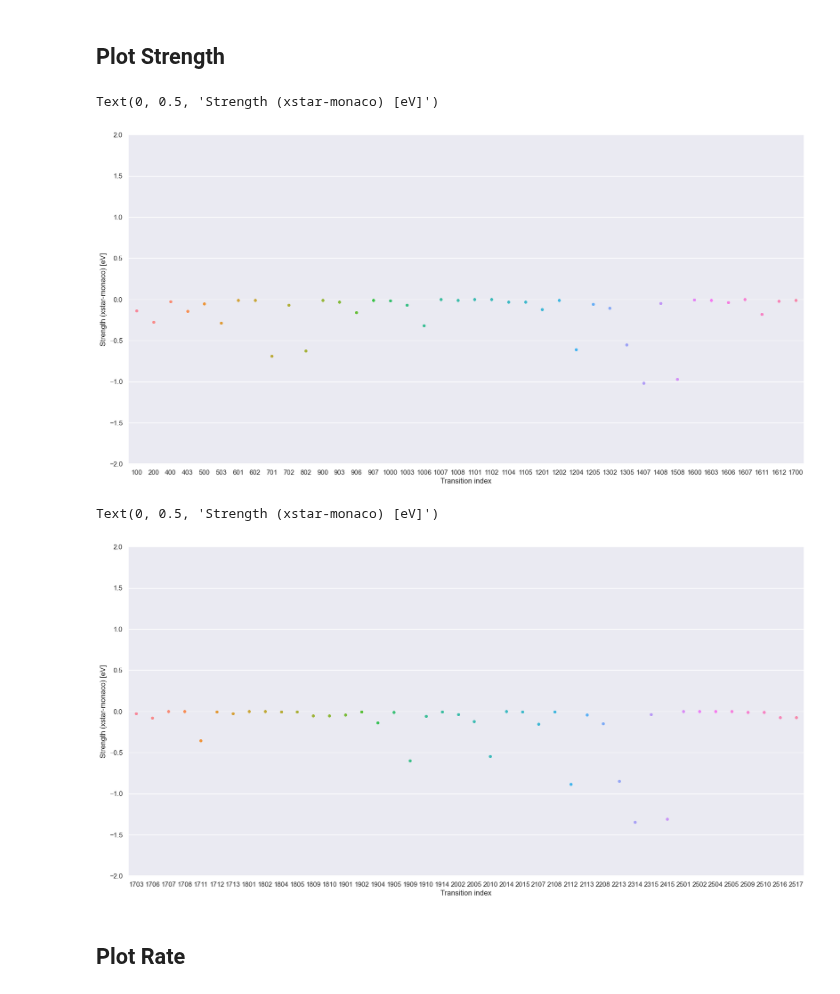
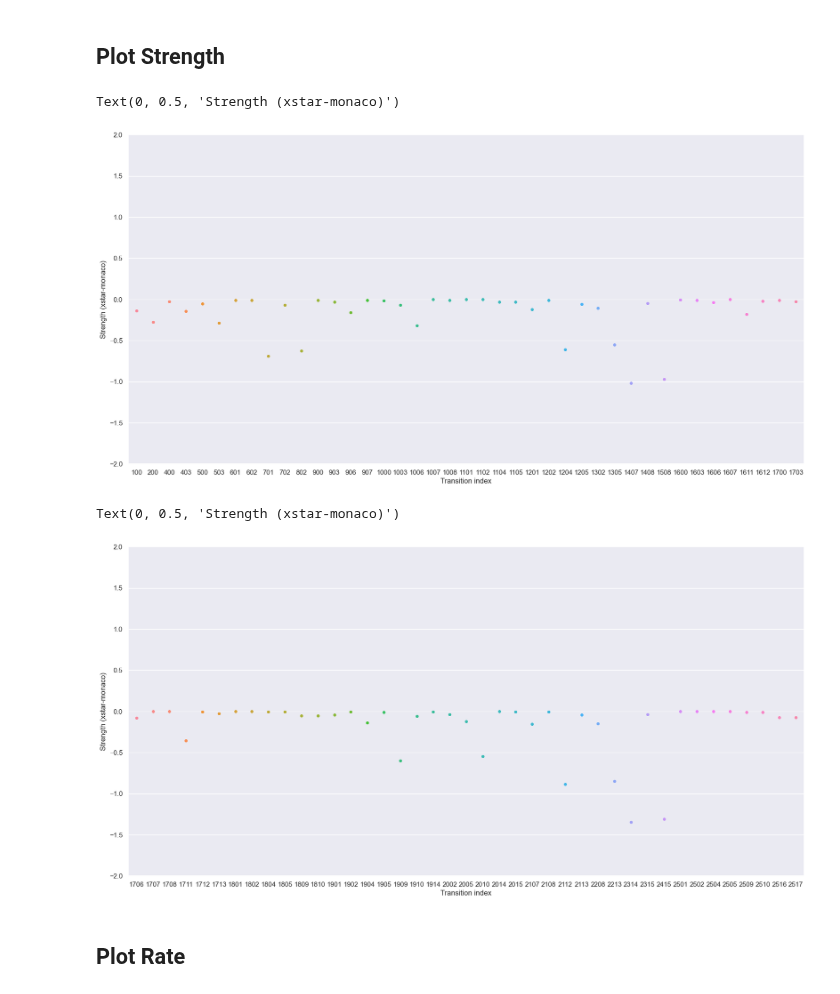
Before and after one commit to AtsushiTanimoto/AtomicDatabase, a Jupyter notebook: comparison.ipynb, the cells around one changed output. Drawn from its saved outputs; the diff is of its cells as text; code cells hidden in the pictures.

```diff
--- a/comparison.ipynb
+++ b/comparison.ipynb
@@ -205,5 +207,6 @@ Text(0, 0.5, 'Energy (xstar-monaco) [eV]')
 ## Load Xstar Data
 # %%
 Si01_Transition_xstar = read_csv("/Users/tanimoto/github/atomicdatabase/xstar_database/Si/Si01.tr", names=["Initial Level", "Initial Level Weight", "Final Level", "Final Level Weight", "Energy", "Strength", "Rate"], sep="\t")
+Si01_Transition_xstar = Si01_Transition_xstar.drop(columns=["Initial Level Weight", "Final Level Weight"])
 Si01_Transition_xstar
 # %% [output]
@@ -234,14 +237,15 @@ Rate                 = []
 with open("/Users/tanimoto/github/atomicdatabase/monaco_database/Si/Si01.tr") as file:
     for line in file.readlines():
         line = line.split()
-        if int(line[0]) in Si01_Level.keys():
-            Initial_Level.append(Si01_Level[int(line[0])])
-            Final_Level.append(Si01_Level[int(line[2])])
-            Energy.append(line[4])
-            Strength.append(line[5])
-            Rate.append(line[6])
+        if line[0] in Si01_Translation.keys() and line[2] in Si01_Translation.values():
+            Initial_Level.append(int(Si01_Translation[line[0]]))
+            Final_Level.append(int(Si01_Translation[line[2]]))
+            Energy.append(float(line[4]))
+            Strength.append(float(line[5]))
+            Rate.append(float(line[6]))
 
 Si01_Transition_monaco = DataFrame({"Initial Level":Initial_Level, "Final Level":Final_Level, "Energy":Energy, "Strength":Strength, "Rate":Rate})
-Si01_Transition_monaco.head()
+Si01_Transition_monaco = Si01_Transition_monaco.sort_values(["Initial Level", "Final Level"]).reset_index(drop=True)
+Si01_Transition_monaco
 # %% [output]
 |  | Initial Level | Final Level | Energy | Strength | Rate |
@@ -253,17 +264,17 @@ Si01_Transition_monaco.head()
 # %% [markdown]
 ## Match Database
 # %%
-Si01_Transition_index    = []
-Si01_Transition_energy   = []
-Si01_Transition_strength = []
-Si01_Transition_rate     = []
+Si01_Transition_Index    = []
+Si01_Transition_Energy   = []
+Si01_Transition_Strength = []
+Si01_Transition_Rate     = []
 
 for i in range(len(Si01_Transition_xstar.index)):
     for j in range(len(Si01_Transition_monaco.index)):
-        if Si01_Transition_xstar[0][i]==Si01_Transition_monaco["Initial Level"][j] and Si01_Transition_xstar[2][i]==Si01_Transition_monaco["Final Level"][j]:
-            Si01_Transition_index   .append(100*Si01_Transition_xstar[0][i]+Si01_Transition_xstar[2][i])
-            Si01_Transition_energy  .append(Si01_Transition_xstar[4][i]-float(Si01_Transition_monaco["Energy"][j]))
-            Si01_Transition_strength.append(Si01_Transition_xstar[5][i]-float(Si01_Transition_monaco["Strength"][j]))
-            Si01_Transition_rate    .append(Si01_Transition_xstar[6][i]-float(Si01_Transition_monaco["Rate"][j]))
+        if Si01_Transition_xstar["Initial Level"][i]==Si01_Transition_monaco["Initial Level"][j] and Si01_Transition_xstar["Final Level"][i]==Si01_Transition_monaco["Final Level"][j]:
+            Si01_Transition_Index.append(100*Si01_Transition_xstar["Initial Level"][i]+Si01_Transition_xstar["Final Level"][i])
+            Si01_Transition_Energy.append(Si01_Transition_xstar["Energy"][i]-Si01_Transition_monaco["Energy"][j])
+            Si01_Transition_Strength.append(Si01_Transition_xstar["Strength"][i]-Si01_Transition_monaco["Strength"][j])
+            Si01_Transition_Rate.append(Si01_Transition_xstar["Rate"][i]-Si01_Transition_monaco["Rate"][j])
 # %% [markdown]
 ## Plot Energy
@@ -290,21 +301,21 @@ Text(0, 0.5, 'Energy (xstar-monaco) [eV]')
 # %%
 fi = figure(figsize=(20,10),dpi=100)
 axis       ([0e+0,3e+3,-2e+0,+2e+0])
-swarmplot  (x=Si01_Transition_index[:40], y=Si01_Transition_strength[:40])
+swarmplot  (x=Si01_Transition_Index[:41], y=Si01_Transition_Strength[:41])
 xlabel     ("Transition index")
-ylabel     ("Strength (xstar-monaco) [eV]")
+ylabel     ("Strength (xstar-monaco)")
 # %% [output]
-Text(0, 0.5, 'Strength (xstar-monaco) [eV]')
+Text(0, 0.5, 'Strength (xstar-monaco)')
-[figure, old version]
+[figure, new version]
 # %%
 fi = figure(figsize=(20,10),dpi=100)
 axis       ([0e+0,3e+3,-2e+0,+2e+0])
-swarmplot  (x=Si01_Transition_index[40:], y=Si01_Transition_strength[40:])
+swarmplot  (x=Si01_Transition_Index[41:], y=Si01_Transition_Strength[41:])
 xlabel     ("Transition index")
-ylabel     ("Strength (xstar-monaco) [eV]")
+ylabel     ("Strength (xstar-monaco)")
 # %% [output]
-Text(0, 0.5, 'Strength (xstar-monaco) [eV]')
+Text(0, 0.5, 'Strength (xstar-monaco)')
-[figure, old version]
+[figure, new version]
 # %% [markdown]
 ## Plot Rate
 # %%
```
Also changed, not shown: parts of 10 cells of this notebook.
